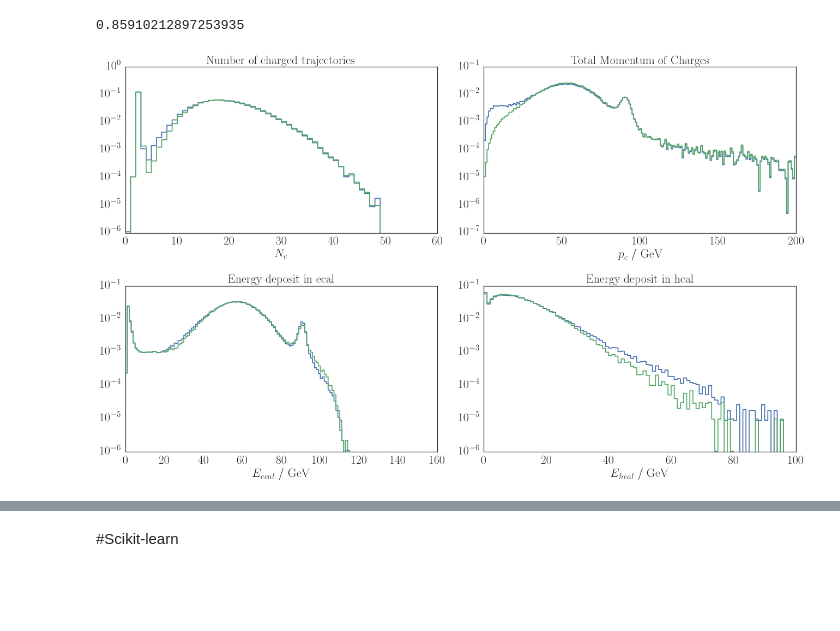
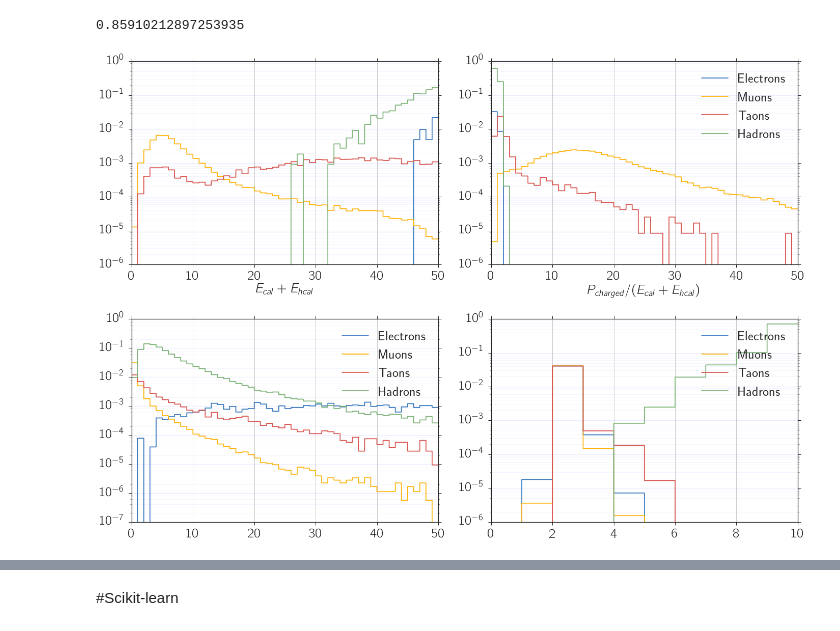
Before and after one commit to Bondzio/fp, a Jupyter notebook: Z0/analysis/Montecarlo_II_cuts.ipynb, the cells around one changed output, grey strips where cells are left out. Cells and saved outputs as stored; diff of their text form; code cells hidden in the pictures; blank space fills up the shorter version.

Commit message:
~~~ Fortgeschrittenen Praktikum ~~~
added some figures for the analysis.

```diff
--- a/Z0/analysis/Montecarlo_II_cuts.ipynb
+++ b/Z0/analysis/Montecarlo_II_cuts.ipynb
@@ -250,66 +337,82 @@ sum(sum((ff[k]["cos_thru"] < 0.9) * (ff[k]["cos_thru"] >  -0.9)) for k in range(
 # %% [output]
 0.85910212897253935
 # %%
-f, ((ax1, ax2), (ax3, ax4)) = plt.subplots(2, 2)
-
+f, ((ax1, ax2), (ax3, ax4)) = plt.subplots(2, 2, figsize = (20,14))
 br = [3.3,3.3,3.3,70]
 br/=np.sum(br)
 
-def sum_P2(var,len_, range_,ax , cond = []):
-    P_all = np.zeros(len_)
+def sum_P(func,len_, range_,ax,cond = []):
+    P_all = []
 
     for ur,r in enumerate(ff):
         if cond == []:
-            subset = (r[var]==r[var])
+            subset = (r["Pcharged"]==r["Pcharged"])
         else:
             subset = cond(r)
-        P, edges = np.histogram(r[var][subset],len_,range =range_ , density = True)
+        P, edges = np.histogram(func(r[subset]),len_,range =range_ , density = True)
         P*= br[ur]
-        P_all += P
+        P_all += [P]
+
     width = edges[1]
     colors = ["windows blue", "amber", "pale red", "faded green", "dusty purple"]
 
-    #palette = itertools.cycle(sns.xkcd_palette(colors) )
-    P_all2 = []
-    edges2 = []
-    for k in range(len_):
-        edges2 += [edges[k]]
-        edges2 += [edges[k]+width*0.9999]
-        P_all2 += [P_all[k]]
-        P_all2 += [P_all[k]]
-    ax.plot(edges2,P_all2)
+    palette = itertools.cycle(sns.xkcd_palette(colors) )
+    for i in range(4):
+        edges2 = []
+        P_all2 = []
+        for k in range(len(edges[1:])):
+            edges2 += [edges[k]]
+            edges2 += [edges[k]+width*0.9999]
+            P_all2 += [P_all[i][k]]
+            P_all2 += [P_all[i][k]]
+        ax.plot(edges2,P_all2,color=next(palette),label=chars[i])
     #P_all = np.array(P_all)
     #p1 = ax.bar(edges[1:], P_all[0,:],  1, color=next(palette) )
     #p2 = ax.bar(edges[1:], P_all[1,:],  1, color=next(palette),  bottom=P_all[0,:])
     #p3 = ax.bar(edges[1:], P_all[2,:],  1, color=next(palette),  bottom=sum([P_all[0,:],P_all[1,:]]))
     #p4 = ax.bar(edges[1:], P_all[3,:],  1, color=next(palette),  bottom=sum([P_all[0,:],P_all[1,:],P_all[2,:]]))
 
-cond = lambda r: (r["cos_thru"] < 0.9) * (r["cos_thru"] >  -0.9)
-sum_P2("Ncharged",60,(0,60),ax1)
-sum_P2("Ncharged",60,(0,60),ax1, cond)
-ax1.set_title("Number of charged trajectories")
-ax1.set_xlabel("$N_c$")
+
+cond = lambda r: (r["Pcharged"] > 50) * (r["Pcharged"] < 100)
+Q = lambda r: r["E_ecal"]+r["E_hcal"]
+#sum_P(Q,50,(0,50),ax1)
+sum_P(Q,50,(0,50),ax1,cond)
+#ax1.set_title("$E_{cal} + E_{hcal}$")
+ax1.set_xlabel("$E_{cal} + E_{hcal}$")
 ax1.set_yscale("log")
-ax1.legend(loc=2)
+ax1.yaxis.grid(True,'minor',linewidth=0.5,color = "blue", alpha = gridalpha)
+ax1.yaxis.grid(True,'major',linewidth=1.2, color = "blue", alpha = gridalpha)
+ax1.xaxis.grid(True)
+#ax1.legend()
 
-sum_P2("Pcharged",200,(0,200),ax2)
-sum_P2("Pcharged",200,(0,200),ax2,cond)
-ax2.set_title("Total Momentum of Charges")
-ax2.set_xlabel("$p_c$ / GeV")
+Q = lambda r: r["Pcharged"]/(r["E_ecal"]+r["E_hcal"])
+sum_P(Q,50,(0,50),ax2,cond)
+ax2.set_xlabel("$P_{charged} / (E_{cal} + E_{hcal})$")
 ax2.set_yscale("log")
+ax2.yaxis.grid(True,'minor',linewidth=0.5,color = "blue", alpha = gridalpha)
+ax2.yaxis.grid(True,'major',linewidth=1.2, color = "blue", alpha = gridalpha)
+ax2.xaxis.grid(True)
+ax2.legend()
 
-sum_P2("E_ecal",150,(0,150),ax3)
-sum_P2("E_ecal",150,(0,150),ax3,cond)
-ax3.set_title("Energy deposit in ecal")
-ax3.set_xlabel("$E_{ecal}$ / GeV")
+Q = lambda r: r["E_ecal"]/r["E_hcal"]
+sum_P(Q,50,(0,50),ax3,cond)
+#ax3.set_xlabel("$P_{charged} / (E_{cal} + E_{hcal})$")
 ax3.set_yscale("log")
+ax3.yaxis.grid(True,'minor',linewidth=0.5,color = "blue", alpha = gridalpha)
+ax3.yaxis.grid(True,'major',linewidth=1.2, color = "blue", alpha = gridalpha)
+ax3.xaxis.grid(True)
+ax3.legend()
 
-sum_P2("E_hcal",100,(0,100),ax4)
-sum_P2("E_hcal",100,(0,100),ax4,cond)
-ax4.set_title("Energy deposit in hcal")
-ax4.set_xlabel("$E_{hcal}$ / GeV")
+Q = lambda r: (r["Ncharged"])
+sum_P(Q,10,(0,10),ax4,cond)
+#ax4.set_xlabel("$P_{charged} / (E_{cal} + E_{hcal})$")
 ax4.set_yscale("log")
+ax4.yaxis.grid(True,'minor',linewidth=0.5,color = "blue", alpha = gridalpha)
+ax4.yaxis.grid(True,'major',linewidth=1.2, color = "blue", alpha = gridalpha)
+ax4.xaxis.grid(True)
+ax4.legend()
+
 
 plt.show()
 # %% [output]
-[figure, old version]
+[figure, new version]
```
Also changed, not shown: parts of 9 cells of this notebook, 26 other files.
